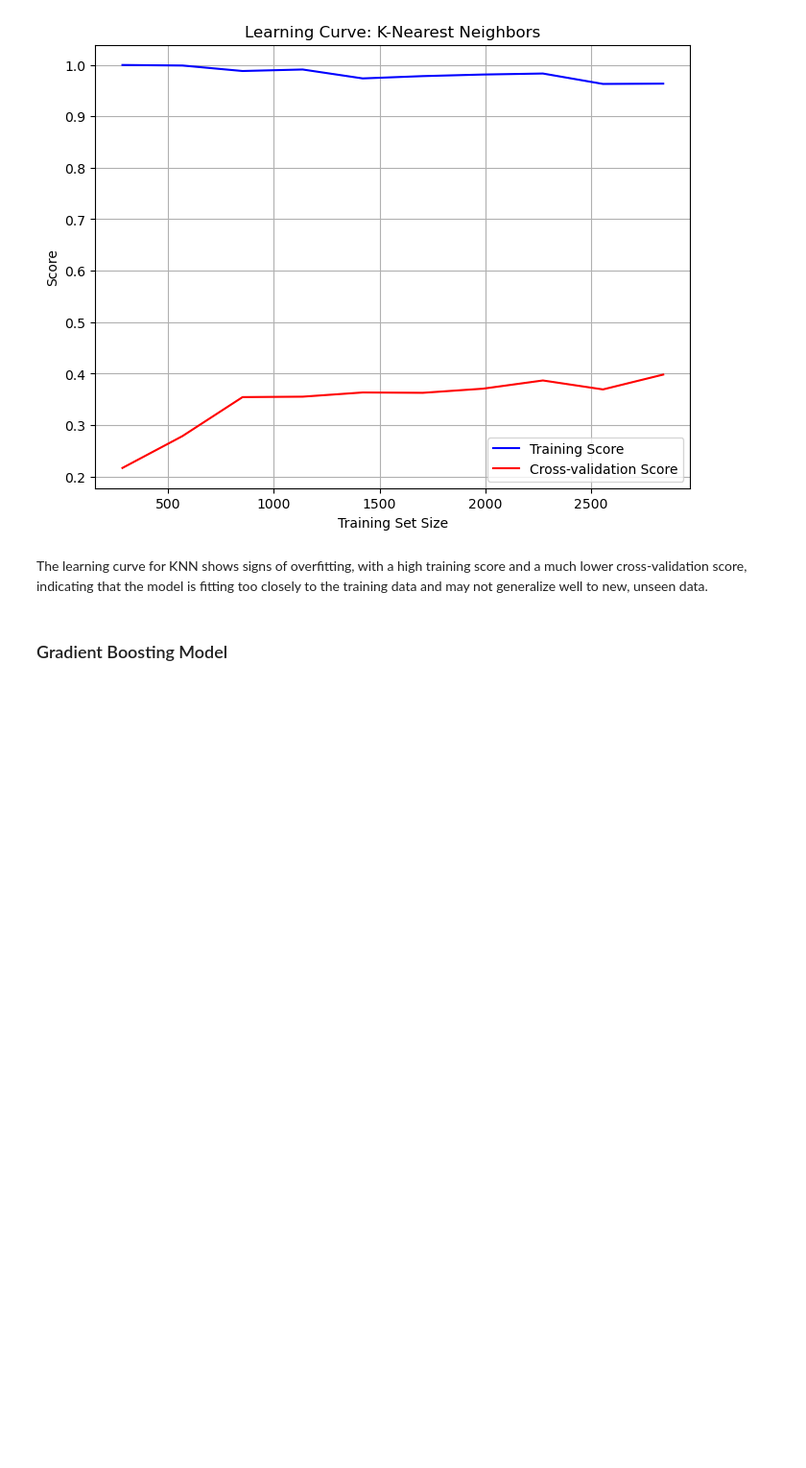
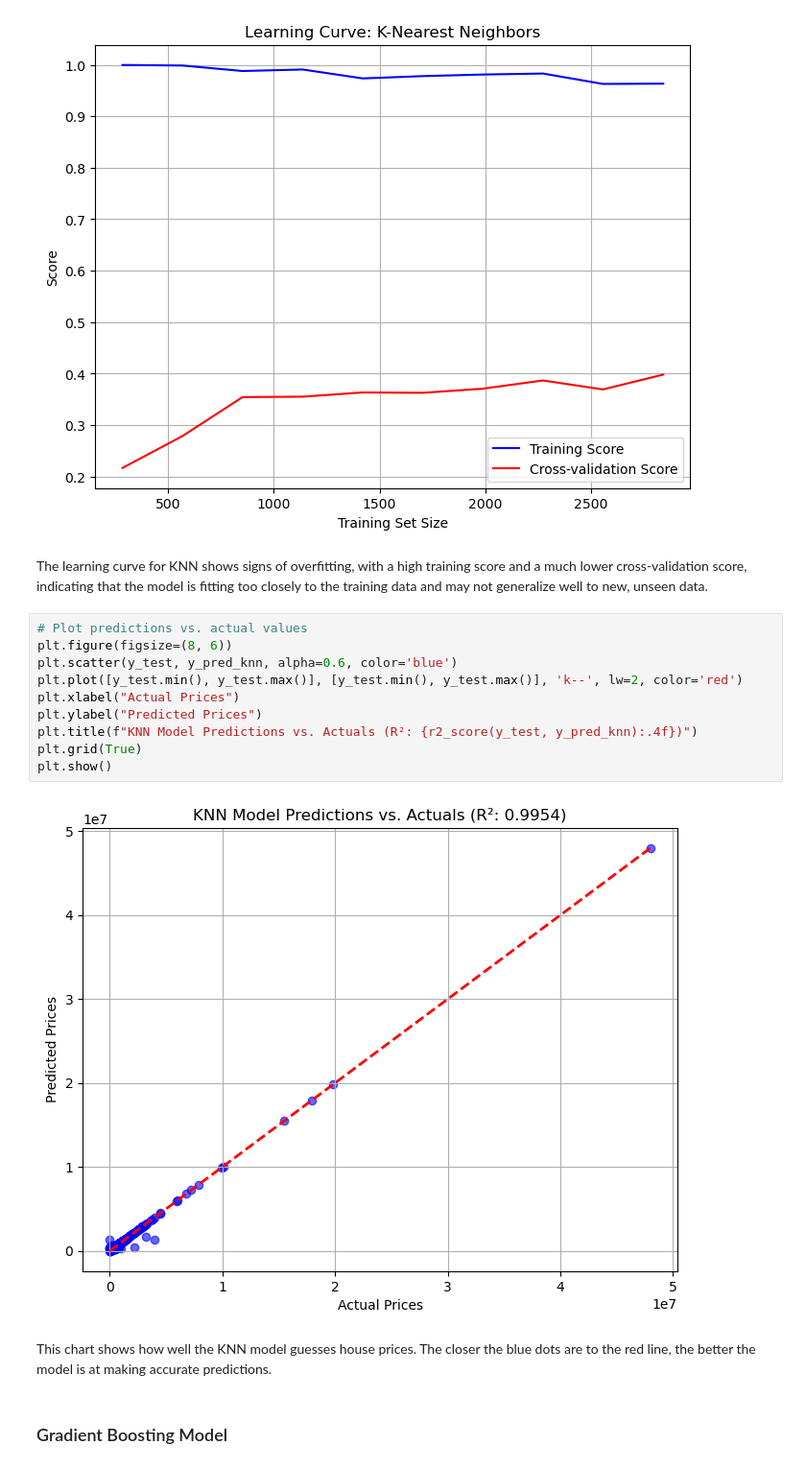
Before and after one commit to quadrillionaiire/Utah-Real-Estate-Sales-Analysis, a Jupyter notebook: notebooks/machine_learning.ipynb, the cells around one changed output. Shown at 96% size. Saved outputs shown, nothing was run; the diff lists cells and outputs as text; blank space fills up the shorter version.

```diff
--- a/notebooks/machine_learning.ipynb
+++ b/notebooks/machine_learning.ipynb
@@ -1233,6 +1233,20 @@ plot_learning_curve(best_knn_model, X_train, y_train, "K-Nearest Neighbors")
 [figure]
 # %% [markdown]
 The learning curve for KNN shows signs of overfitting, with a high training score and a much lower cross-validation score, indicating that the model is fitting too closely to the training data and may not generalize well to new, unseen data.
+# %%
+# Plot predictions vs. actual values
+plt.figure(figsize=(8, 6))
+plt.scatter(y_test, y_pred_knn, alpha=0.6, color='blue')
+plt.plot([y_test.min(), y_test.max()], [y_test.min(), y_test.max()], 'k--', lw=2, color='red')
+plt.xlabel("Actual Prices")
+plt.ylabel("Predicted Prices")
+plt.title(f"KNN Model Predictions vs. Actuals (R²: {r2_score(y_test, y_pred_knn):.4f})")
+plt.grid(True)
+plt.show()
+# %% [output]
+[figure, added]
+# %% [markdown]
+This chart shows how well the KNN model guesses house prices. The closer the blue dots are to the red line, the better the model is at making accurate predictions.
 # %% [markdown]
 ### Gradient Boosting Model
 # %%
```
Also changed, not shown: parts of 18 cells of this notebook.
